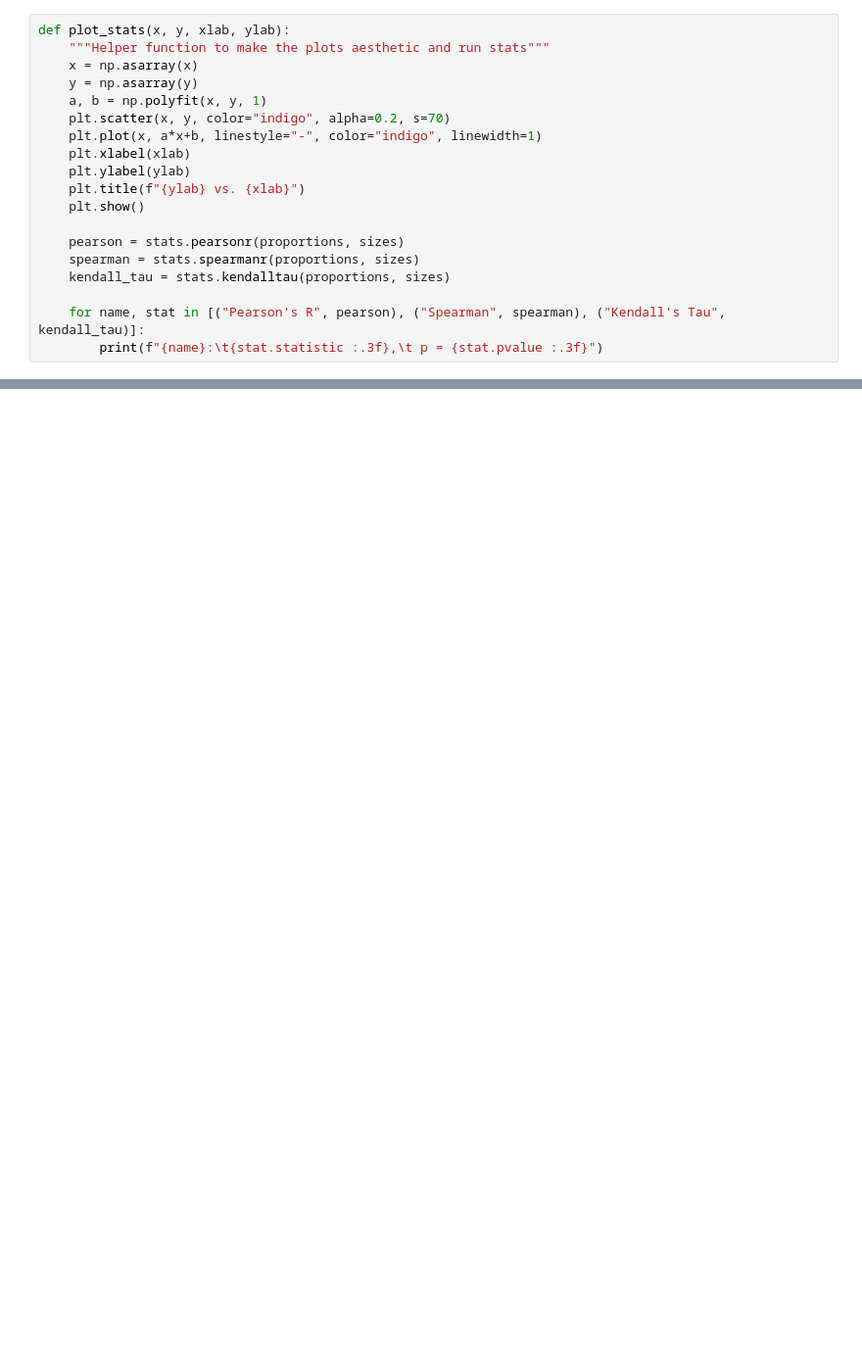
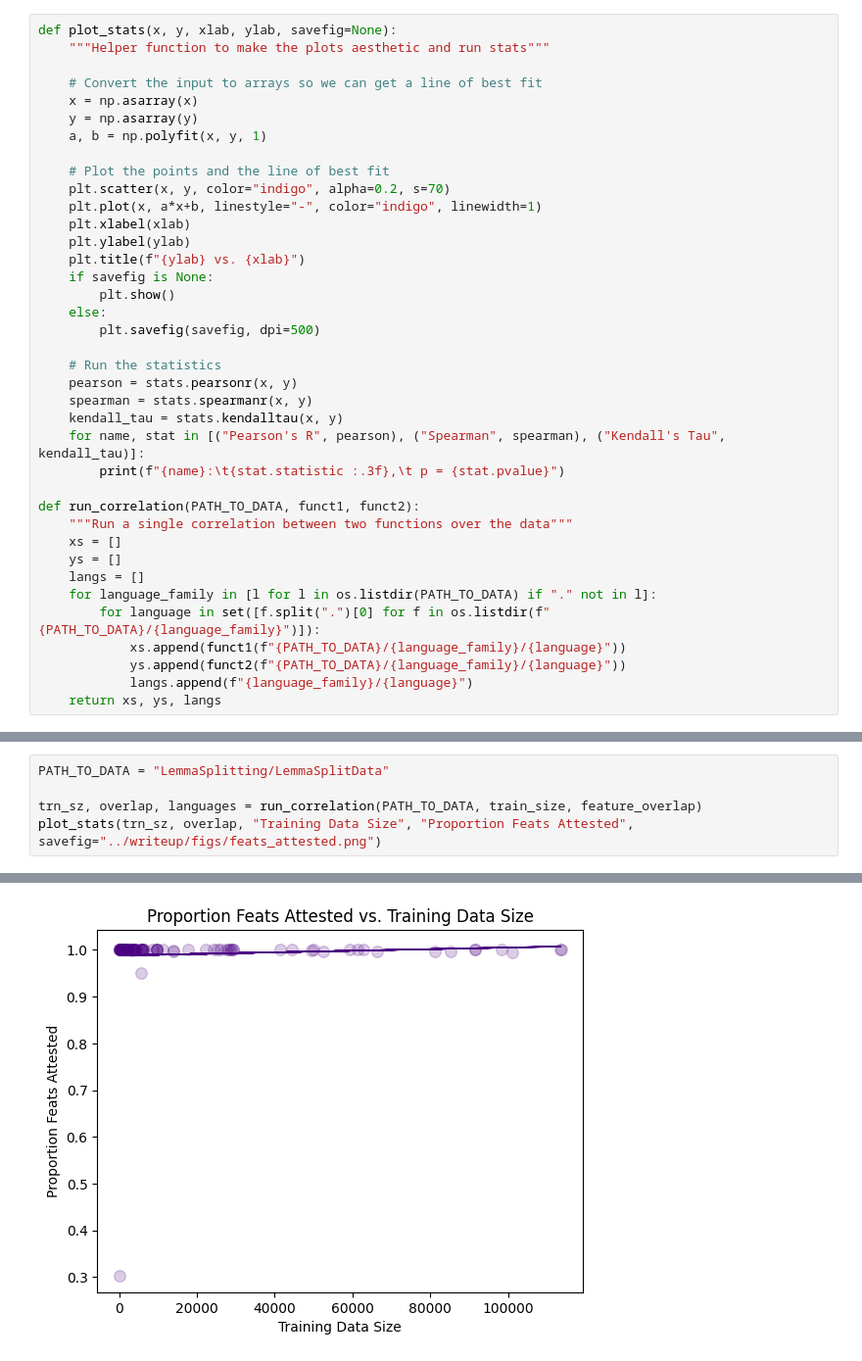
Before and after one commit to paynesa/qp2, a Jupyter notebook: code/exploration_plotting.ipynb, the cells around one changed output, grey strips where cells are left out. Shown at 98% size. Saved outputs shown, nothing was run; the diff lists cells and outputs as text; blank space fills up the shorter version.

```diff
--- a/code/exploration_plotting.ipynb
+++ b/code/exploration_plotting.ipynb
@@ -22,19 +14,38 @@ def feature_overlap(path):
 # %%
-def plot_stats(x, y, xlab, ylab):
+def plot_stats(x, y, xlab, ylab, savefig=None):
     """Helper function to make the plots aesthetic and run stats"""
+
+    # Convert the input to arrays so we can get a line of best fit
     x = np.asarray(x)
     y = np.asarray(y)
     a, b = np.polyfit(x, y, 1)
+
+    # Plot the points and the line of best fit
     plt.scatter(x, y, color="indigo", alpha=0.2, s=70)
     plt.plot(x, a*x+b, linestyle="-", color="indigo", linewidth=1)
     plt.xlabel(xlab)
     plt.ylabel(ylab)
     plt.title(f"{ylab} vs. {xlab}")
-    plt.show()
+    if savefig is None:
+        plt.show()
+    else:
+        plt.savefig(savefig, dpi=500)
 
-    pearson = stats.pearsonr(proportions, sizes)
-    spearman = stats.spearmanr(proportions, sizes)
-    kendall_tau = stats.kendalltau(proportions, sizes)
+    # Run the statistics
+    pearson = stats.pearsonr(x, y)
+    spearman = stats.spearmanr(x, y)
+    kendall_tau = stats.kendalltau(x, y)
+    for name, stat in [("Pearson's R", pearson), ("Spearman", spearman), ("Kendall's Tau", kendall_tau)]:
+        print(f"{name}:\t{stat.statistic :.3f},\t p = {stat.pvalue}")
 
-    for name, stat in [("Pearson's R", pearson), ("Spearman", spearman), ("Kendall's Tau", kendall_tau)]:
-        print(f"{name}:\t{stat.statistic :.3f},\t p = {stat.pvalue :.3f}")
+def run_correlation(PATH_TO_DATA, funct1, funct2):
+    """Run a single correlation between two functions over the data"""
+    xs = []
+    ys = []
+    langs = []
+    for language_family in [l for l in os.listdir(PATH_TO_DATA) if "." not in l]:
+        for language in set([f.split(".")[0] for f in os.listdir(f"{PATH_TO_DATA}/{language_family}")]):
+            xs.append(funct1(f"{PATH_TO_DATA}/{language_family}/{language}"))
+            ys.append(funct2(f"{PATH_TO_DATA}/{language_family}/{language}"))
+            langs.append(f"{language_family}/{language}")
+    return xs, ys, langs
@@ -71,0 +58,6 @@ Kendall's Tau:  -0.209,  p = 0.014
+# %%
+PATH_TO_DATA = "LemmaSplitting/LemmaSplitData"
+
+trn_sz, overlap, languages = run_correlation(PATH_TO_DATA, train_size, feature_overlap)
+plot_stats(trn_sz, overlap, "Training Data Size", "Proportion Feats Attested", savefig="../writeup/figs/feats_attested.png")
+# %% [output]
@@ -71,0 +67 @@ Kendall's Tau:  -0.209,  p = 0.014
+[figure, added]
```
Also changed, not shown: parts of 13 cells of this notebook, 1 other file.
